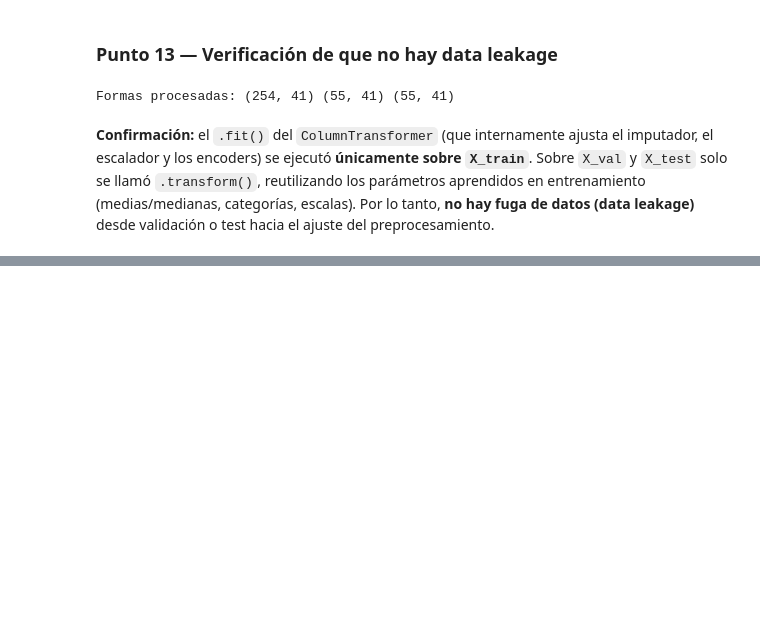
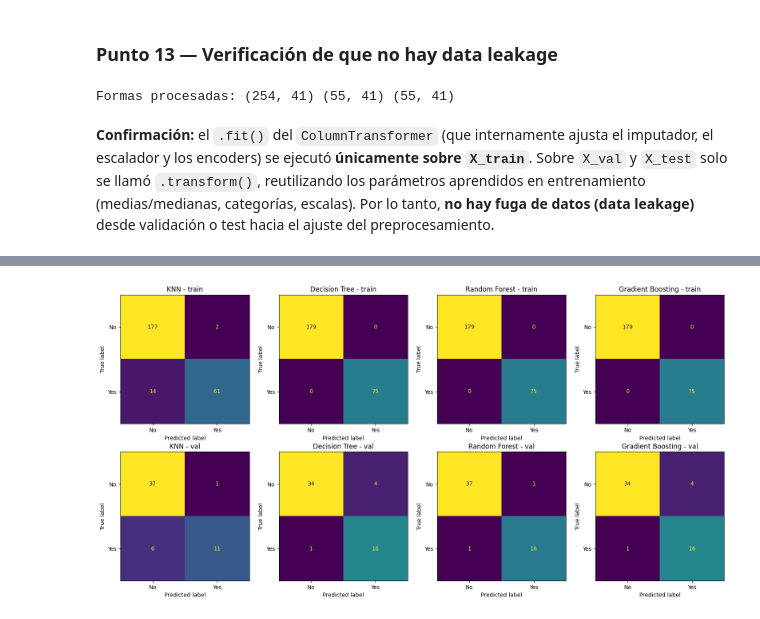
Before and after one commit to NathaliaValentinaCardozaAzuaje/ML-Workshop2, a Jupyter notebook: thyroid_workshop2.ipynb, the cells around one changed output, grey strips where cells are left out. Cells and saved outputs as stored; diff of their text form; code cells hidden in the pictures; blank space fills up the shorter version.

```diff
--- a/thyroid_workshop2.ipynb
+++ b/thyroid_workshop2.ipynb
@@ -360,0 +403,5 @@ Formas procesadas: (254, 41) (55, 41) (55, 41)
+# %%
+val_preds = {name: pipe.predict(X_val) for name, pipe in trained_pipelines.items()}
+
+for name, preds in val_preds.items():
+    print(f"{name}: primeras 10 predicciones en validación -> {list(preds[:10])}")
@@ -360,0 +423,21 @@ Formas procesadas: (254, 41) (55, 41) (55, 41)
+# %%
+from sklearn.metrics import (accuracy_score, precision_score, recall_score,
+                              f1_score, confusion_matrix, ConfusionMatrixDisplay)
+
+POS_LABEL = "Yes"
+metric_rows = []
+
+for name, pipe in trained_pipelines.items():
+    for split_name, X_split, y_split in [("train", X_train, y_train), ("val", X_val, y_val)]:
+        y_pred = pipe.predict(X_split)
+        metric_rows.append({
+            "Modelo": name,
+            "Conjunto": split_name,
+            "Accuracy": accuracy_score(y_split, y_pred),
+            "Precision": precision_score(y_split, y_pred, pos_label=POS_LABEL),
+            "Recall": recall_score(y_split, y_pred, pos_label=POS_LABEL),
+            "F1": f1_score(y_split, y_pred, pos_label=POS_LABEL),
+        })
+
+metrics_df = pd.DataFrame(metric_rows)
+display(metrics_df.round(4))
@@ -360,0 +454,18 @@ Formas procesadas: (254, 41) (55, 41) (55, 41)
+# %%
+# Matrices de confusión: fila 1 = train, fila 2 = validación, una columna por modelo
+fig, axes = plt.subplots(2, len(trained_pipelines), figsize=(4 * len(trained_pipelines), 8))
+
+for col, (name, pipe) in enumerate(trained_pipelines.items()):
+    for row, (split_name, X_split, y_split) in enumerate(
+        [("train", X_train, y_train), ("val", X_val, y_val)]
+    ):
+        y_pred = pipe.predict(X_split)
+        cm = confusion_matrix(y_split, y_pred, labels=["No", "Yes"])
+        disp = ConfusionMatrixDisplay(cm, display_labels=["No", "Yes"])
+        disp.plot(ax=axes[row, col], colorbar=False)
+        axes[row, col].set_title(f"{name} - {split_name}")
+
+plt.tight_layout()
+plt.show()
+# %% [output]
+[figure, added]
```
Also changed, not shown: parts of 18 cells of this notebook, 1 other file.
